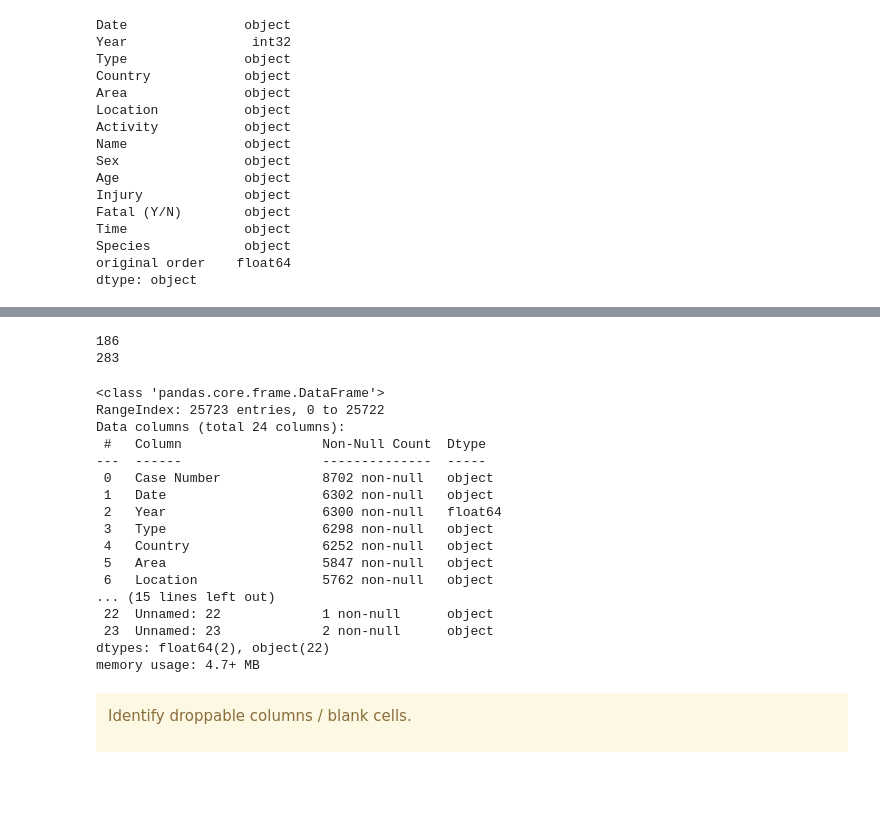
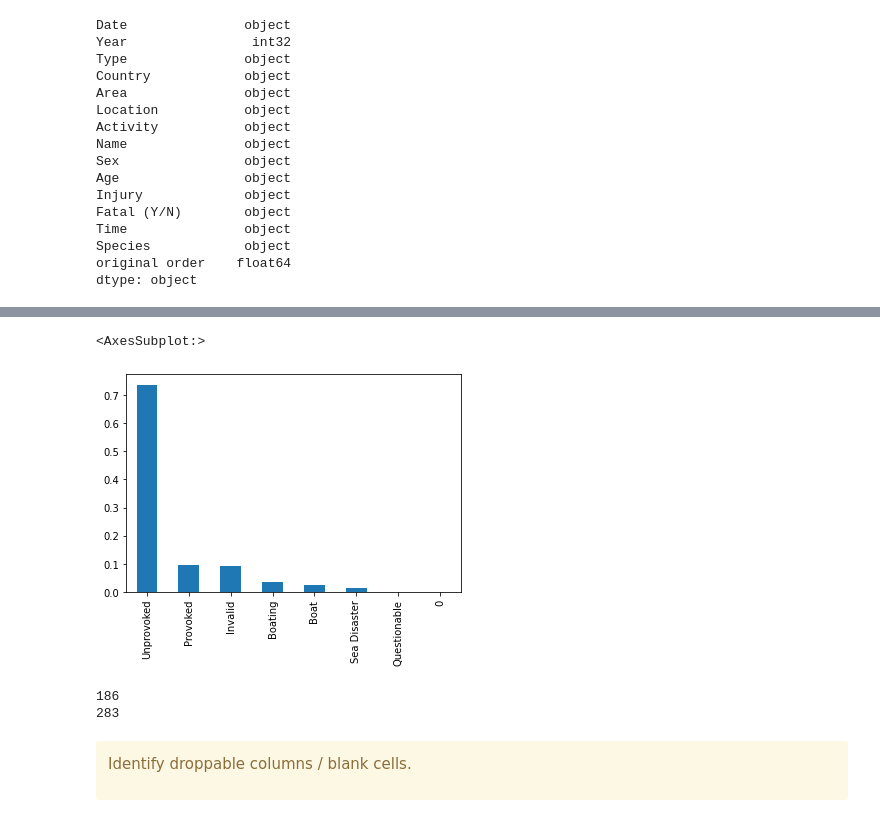
Before and after one commit to rfbj/IRONHACK-DATA-ANALYSIS, a Jupyter notebook: PROJECTS/Data Cleaning - Shark Attack/Data Cleaning - Shark Attack.ipynb, the cells around one changed output, grey strips where cells are left out. Cells and saved outputs as stored; diff of their text form; code cells hidden in the pictures; blank space fills up the shorter version.

```diff
--- a/PROJECTS/Data Cleaning - Shark Attack/Data Cleaning - Shark Attack.ipynb
+++ b/PROJECTS/Data Cleaning - Shark Attack/Data Cleaning - Shark Attack.ipynb
@@ -292,0 +339,3 @@ ValueError: invalid literal for int() with base 10: '40s'
+# %%
+shark_data3 = shark_data2[shark_data2["Country"] != "OTHER COUNTRIES"]
+shark_data3
@@ -293 +356,6 @@ ValueError: invalid literal for int() with base 10: '40s'
+# %%
+shark_data3["Type"].value_counts(normalize=True).plot(kind="bar")
+# %% [output]
+<AxesSubplot:>
+[figure, added]
 # %%
@@ -302,28 +374,6 @@ print(len(AU_FATAL))
 # %% [output]
 186
 283
-# %%
-#check data types
-shark_data.info()
-#shark_data.astype({"Date":"datetime6", "Year":"int64","Age":"int64"})
-# %% [output]
-<class 'pandas.core.frame.DataFrame'>
-RangeIndex: 25723 entries, 0 to 25722
-Data columns (total 24 columns):
- #   Column                  Non-Null Count  Dtype
----  ------                  --------------  -----
- 0   Case Number             8702 non-null   object
- 1   Date                    6302 non-null   object
- 2   Year                    6300 non-null   float64
- 3   Type                    6298 non-null   object
- 4   Country                 6252 non-null   object
- 5   Area                    5847 non-null   object
- 6   Location                5762 non-null   object
-... (15 lines left out)
- 22  Unnamed: 22             1 non-null      object
- 23  Unnamed: 23             2 non-null      object
-dtypes: float64(2), object(22)
-memory usage: 4.7+ MB
 # %% [markdown]
 <div class="alert alert-block alert-warning">
     <p>Identify droppable columns / blank cells.</p></div>
```
Also changed, not shown: parts of 16 cells of this notebook.
